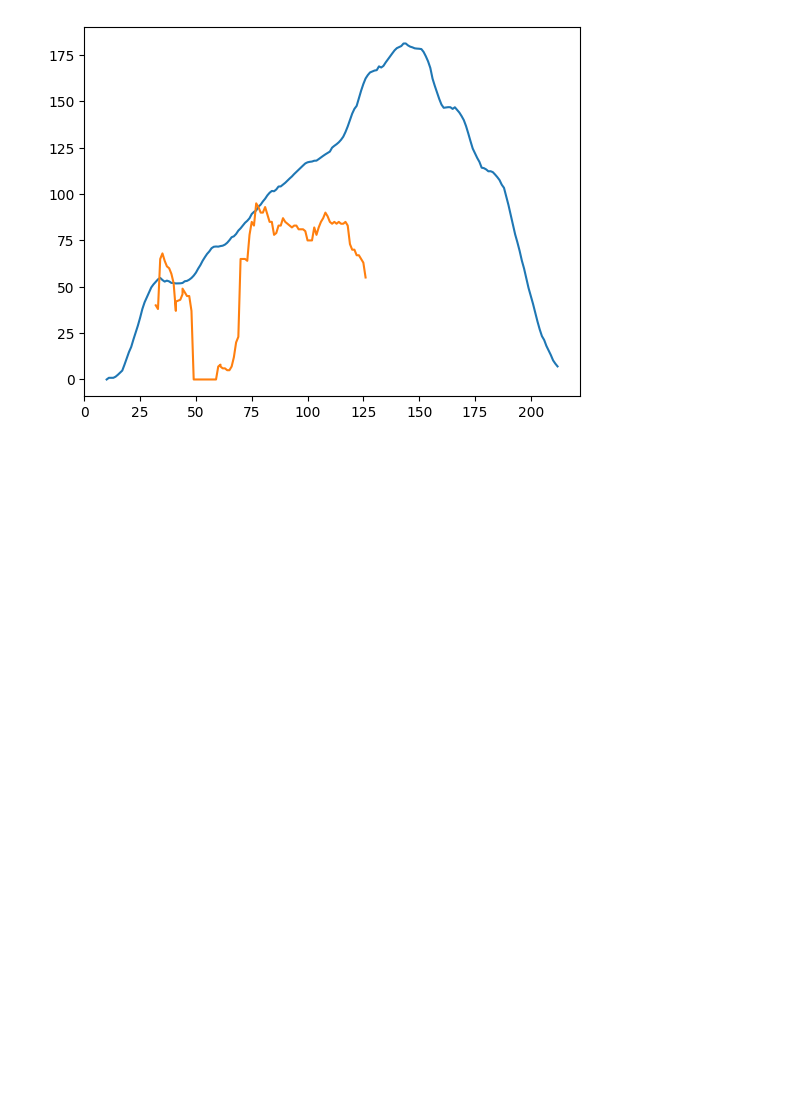
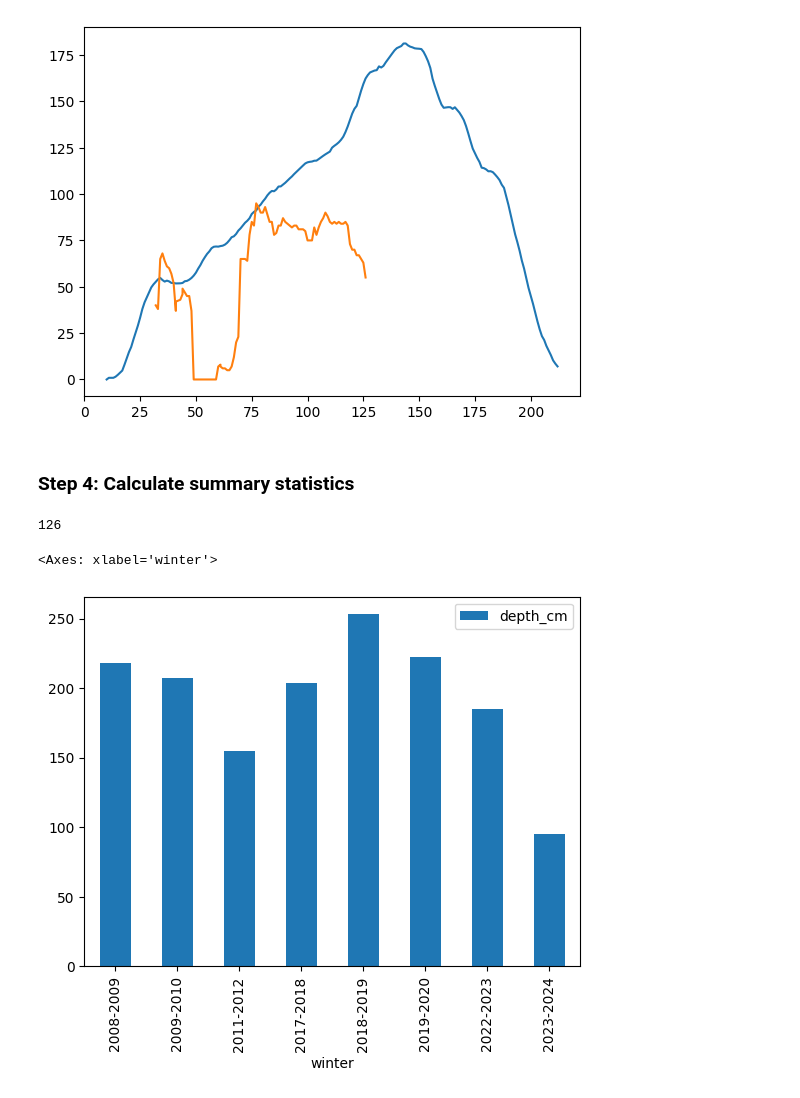
Before and after one commit to danieljfeller/mwac, a Jupyter notebook: prepare_historical_data.ipynb, the cells around one changed output. Cells and saved outputs as stored; diff of their text form; code cells hidden in the pictures; blank space fills up the shorter version.

```diff
--- a/prepare_historical_data.ipynb
+++ b/prepare_historical_data.ipynb
@@ -113,3 +113,15 @@ plt.plot(this_winter.day_of_winter,this_winter.depth_cm)
 plt.show()
 # %% [output]
 [figure]
+# %% [markdown]
+### Step 4: Calculate summary statistics
+# %%
+df.loc[df.winter == '2023-2024',]['day_of_winter'].max()
+# %% [output]
+126
+# %%
+barchart_df = df.loc[df.winter != '2020-2021',].groupby('winter')['depth_cm'].max().reset_index()
+barchart_df.plot.bar(x='winter', y='depth_cm')
+# %% [output]
+<Axes: xlabel='winter'>
+[figure, added]
```
Also changed, not shown: 2 other files.
